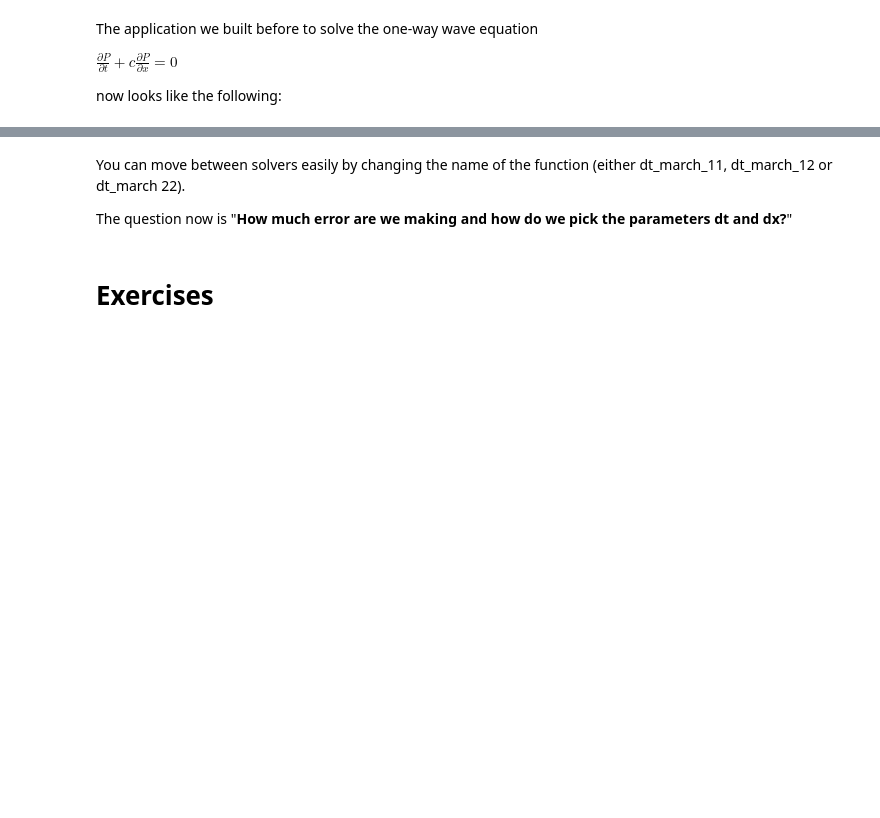
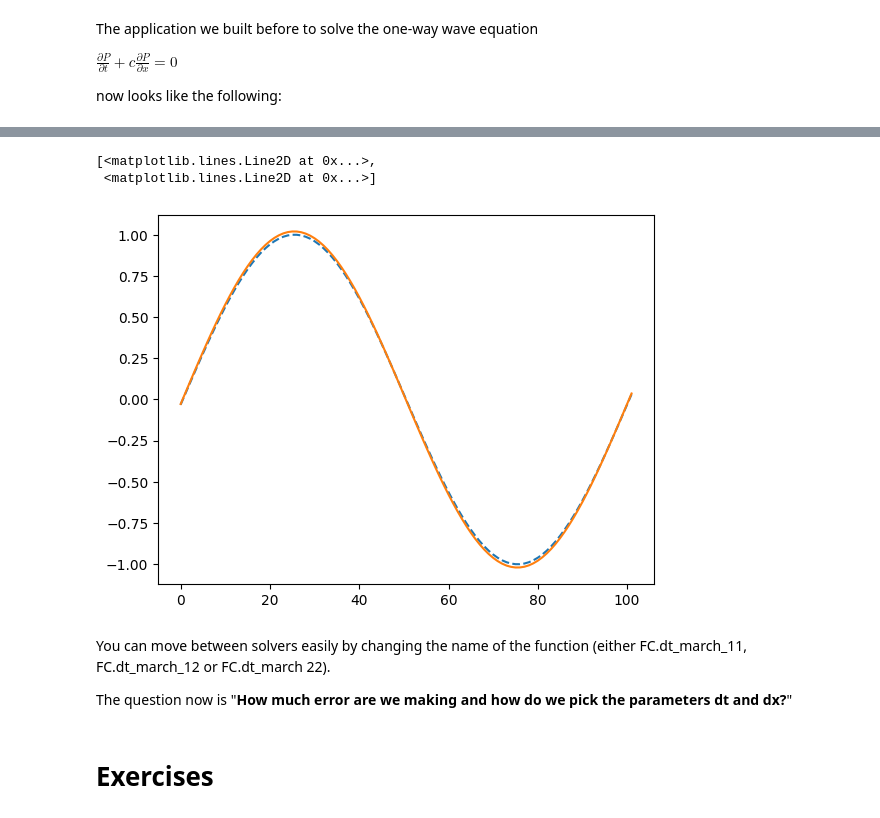
Before and after one commit to concordia-grad-computing-seminars/mech692-part2, a Jupyter notebook: Assignments/Assignment3/ConvergenceStudy-python.ipynb, the cells around one changed output, grey strips where cells are left out. Drawn from its saved outputs; the diff is of its cells as text; code cells hidden in the pictures; blank space fills up the shorter version.

```diff
--- a/Assignments/Assignment3/ConvergenceStudy-python.ipynb
+++ b/Assignments/Assignment3/ConvergenceStudy-python.ipynb
@@ -55,3 +54,7 @@ The above code was wrapped in a neat function (think of it like a mini-mini vers
 # %%
-[dx,dt,AbsErr] = CFDapp(@dt_march_11,0.1,100)
+dx, dt, xi, P0, Pend, AbsErr = FC.CFDApp(FC.dt_march_12,0.1,100)
+print('dx = ', dx)
+print('dt = ', dt)
+print('AbsErr = ', AbsErr)
+plt.plot(P0,'--',Pend,'-')
 # %% [output]
@@ -61,5 +64,8 @@ AbsErr = 0.1627
+[<matplotlib.lines.Line2D at 0x...>,
+ <matplotlib.lines.Line2D at 0x...>]
+[figure, added]
 # %% [markdown]
-You can move between solvers easily by changing the name of the function (either dt_march_11, dt_march_12 or dt_march 22).
+You can move between solvers easily by changing the name of the function (either FC.dt_march_11, FC.dt_march_12 or FC.dt_march 22).
 
 The question now is "**How much error are we making and how do we pick the parameters dt and dx?**"
 # %% [markdown]
```
Also changed, not shown: parts of 15 cells of this notebook, 1 other file.
